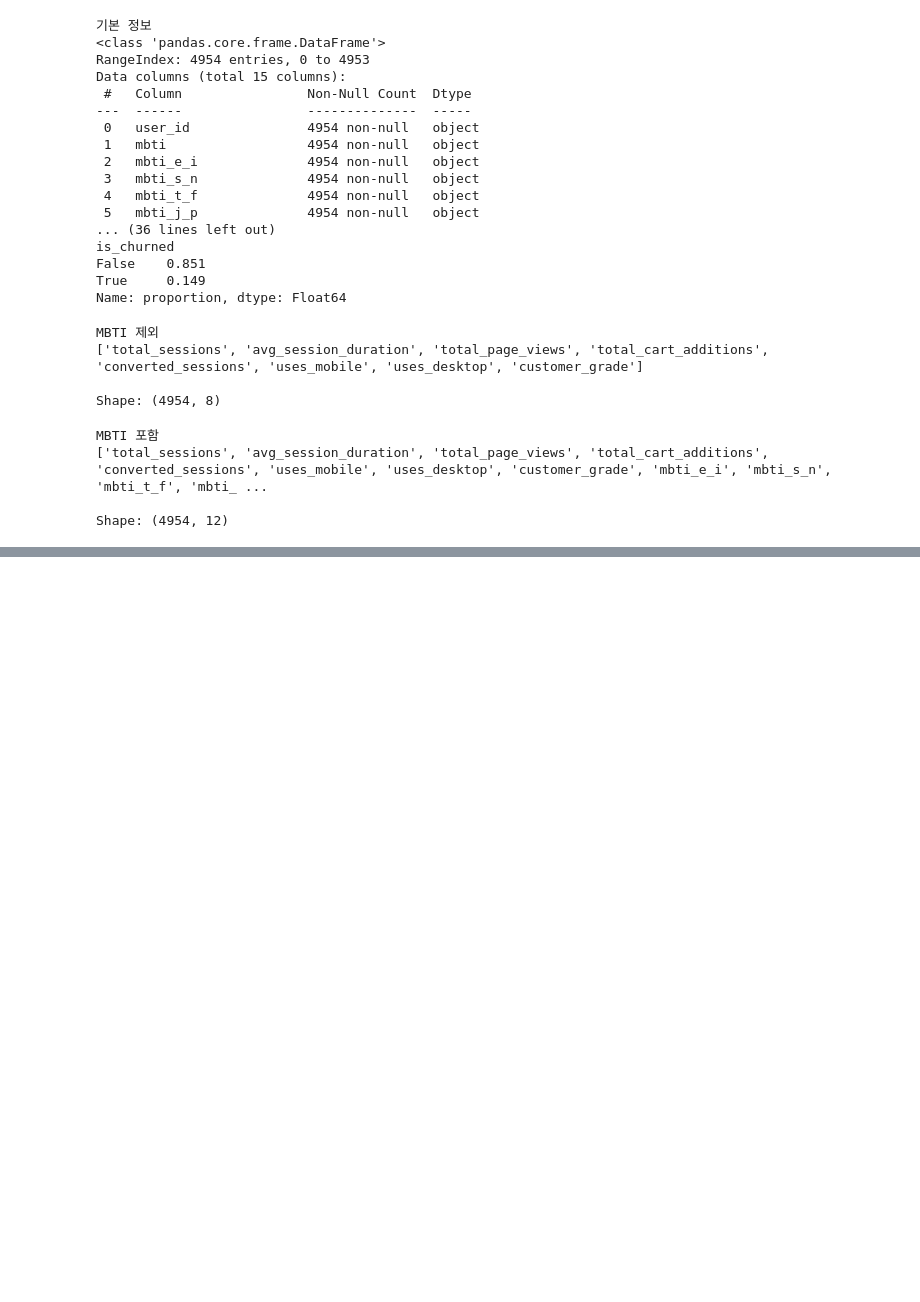
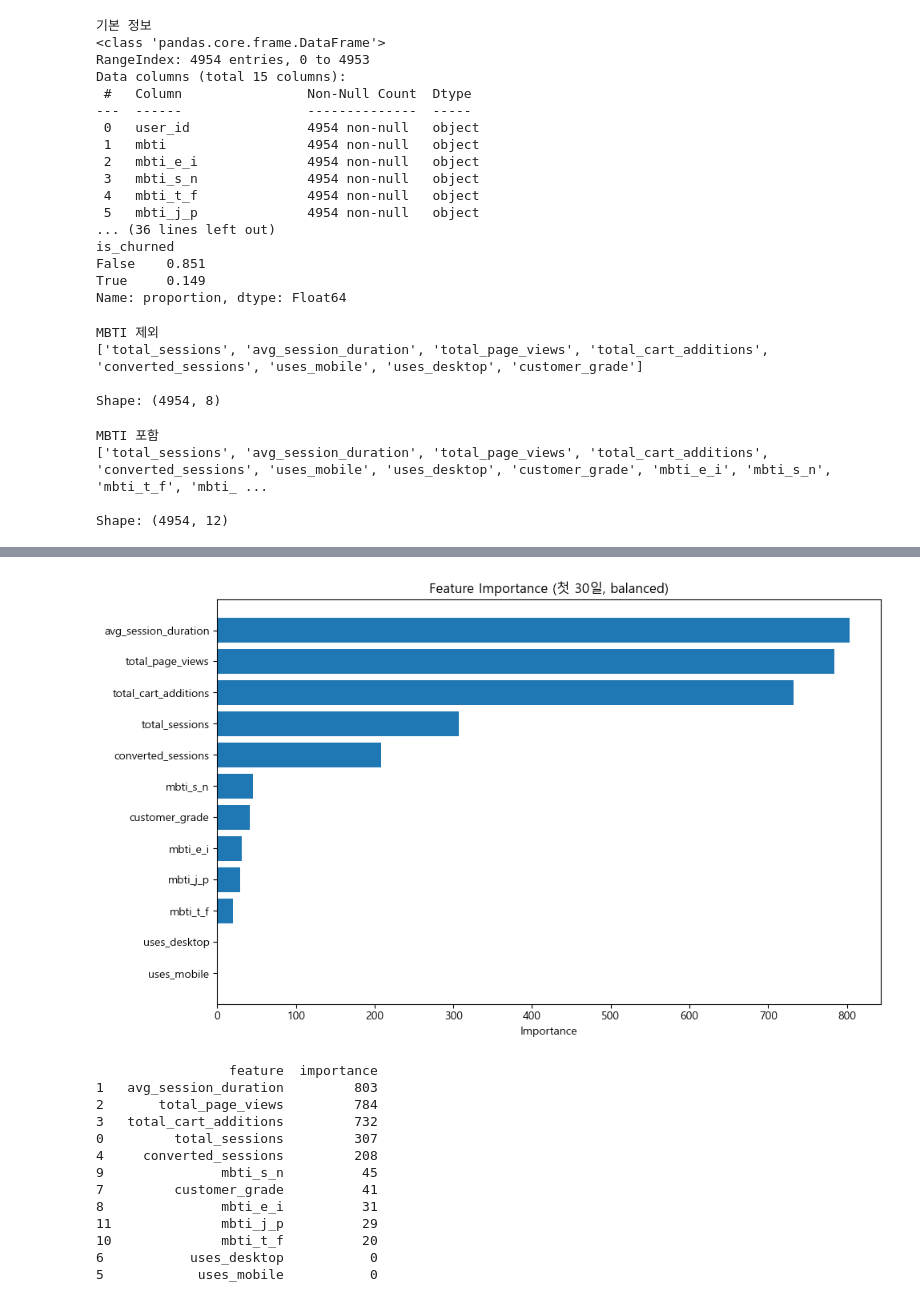
Before and after one commit to junhyunging/mbti-ecommerce-analysis, a Jupyter notebook: notebook/04_ml_prediction.ipynb, the cells around one changed output, grey strips where cells are left out. Saved outputs shown, nothing was run; the diff lists cells and outputs as text; code cells hidden in the pictures; blank space fills up the shorter version.

```diff
--- a/notebook/04_ml_prediction.ipynb
+++ b/notebook/04_ml_prediction.ipynb
@@ -180,0 +466,32 @@ Shape: (4954, 12)
+# %%
+# Feature Importance (첫 30일)
+
+fi_30d = pd.DataFrame({
+    'feature': X_train_mbti_30d.columns,
+    'importance': model_2_bal.feature_importances_
+}).sort_values('importance', ascending=False)
+
+plt.figure(figsize=(10, 6))
+plt.barh(fi_30d['feature'], fi_30d['importance'])
+plt.xlabel('Importance')
+plt.title('Feature Importance (첫 30일, balanced)')
+plt.gca().invert_yaxis()
+plt.tight_layout()
+plt.show()
+
+print(fi_30d)
+# %% [output]
+[figure, added]
+                 feature  importance
+1   avg_session_duration         803
+2       total_page_views         784
+3   total_cart_additions         732
+0         total_sessions         307
+4     converted_sessions         208
+9               mbti_s_n          45
+7         customer_grade          41
+8               mbti_e_i          31
+11              mbti_j_p          29
+10              mbti_t_f          20
+6           uses_desktop           0
+5            uses_mobile           0
```
Also changed, not shown: parts of 11 cells of this notebook, 4 other files.
